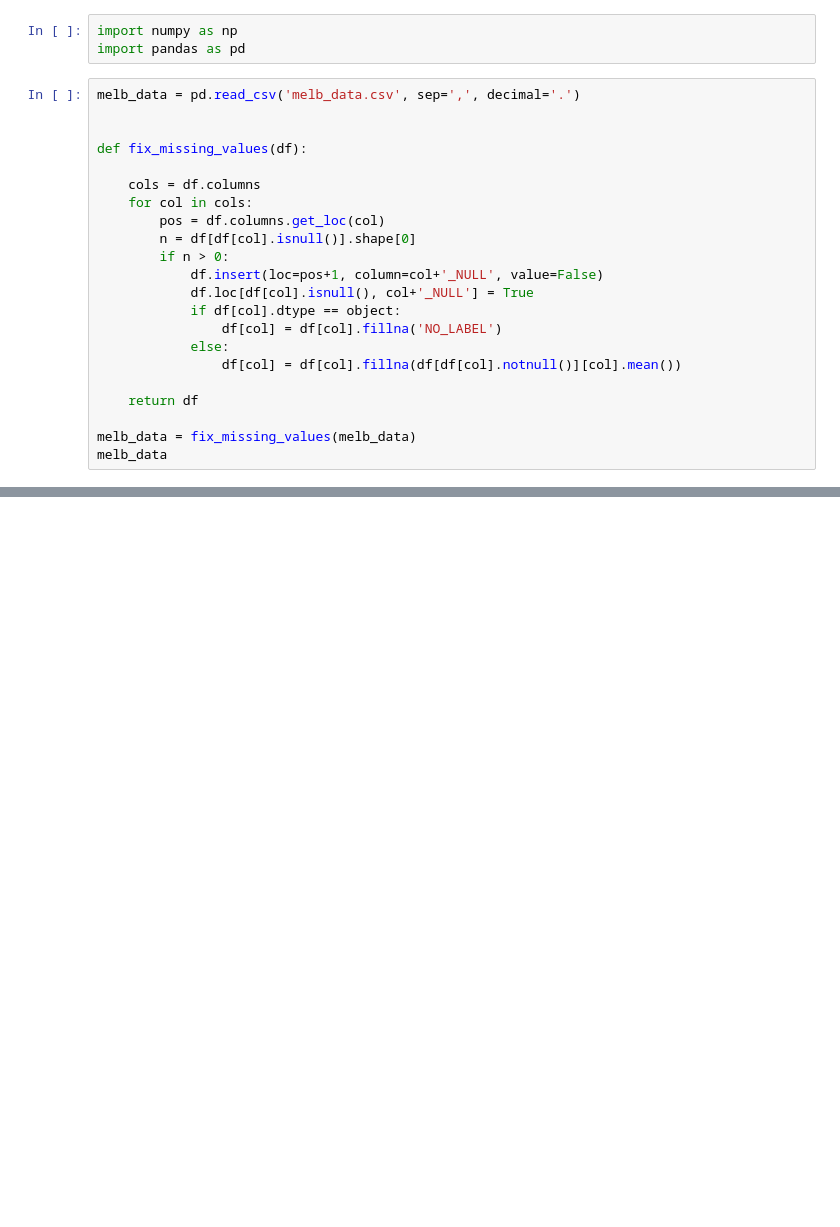
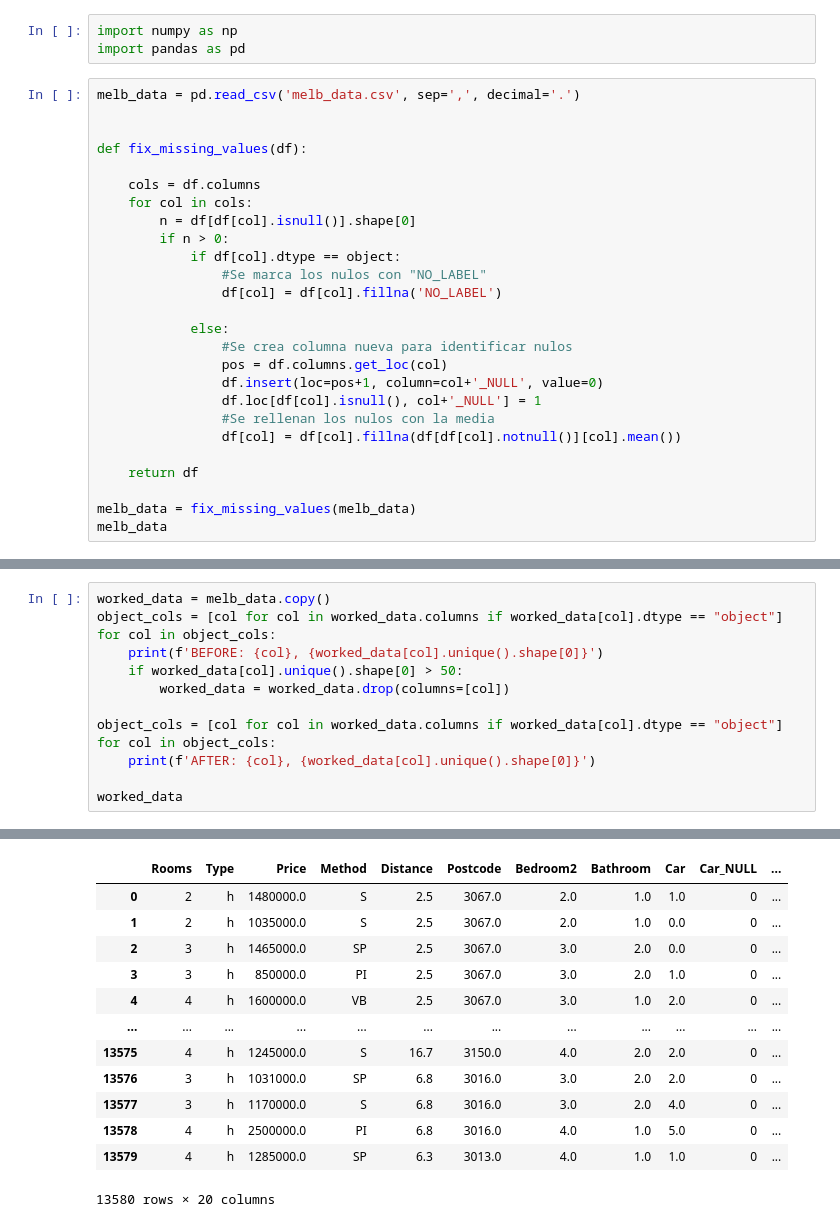
Before and after one commit to ptoledor/kaggle-learn, a Jupyter notebook: intro_to_machine_learning/melb.ipynb, the cells around one changed output, grey strips where cells are left out. Saved outputs shown, nothing was run; the diff lists cells and outputs as text; blank space fills up the shorter version.

```diff
--- a/intro_to_machine_learning/melb.ipynb
+++ b/intro_to_machine_learning/melb.ipynb
@@ -9,14 +9,18 @@ def fix_missing_values(df):
 
     cols = df.columns
     for col in cols:
-        pos = df.columns.get_loc(col)
         n = df[df[col].isnull()].shape[0]
         if n > 0:
-            df.insert(loc=pos+1, column=col+'_NULL', value=False)
-            df.loc[df[col].isnull(), col+'_NULL'] = True
             if df[col].dtype == object:
+                #Se marca los nulos con "NO_LABEL"
                 df[col] = df[col].fillna('NO_LABEL')
+
             else:
+                #Se crea columna nueva para identificar nulos
+                pos = df.columns.get_loc(col)
+                df.insert(loc=pos+1, column=col+'_NULL', value=0)
+                df.loc[df[col].isnull(), col+'_NULL'] = 1
+                #Se rellenan los nulos con la media
                 df[col] = df[col].fillna(df[df[col].notnull()][col].mean())
 
     return df
@@ -39,0 +44,14 @@ melb_data
+# %%
+worked_data = melb_data.copy()
+object_cols = [col for col in worked_data.columns if worked_data[col].dtype == "object"]
+for col in object_cols:
+    print(f'BEFORE: {col}, {worked_data[col].unique().shape[0]}')
+    if worked_data[col].unique().shape[0] > 50:
+        worked_data = worked_data.drop(columns=[col])
+
+object_cols = [col for col in worked_data.columns if worked_data[col].dtype == "object"]
+for col in object_cols:
+    print(f'AFTER: {col}, {worked_data[col].unique().shape[0]}')
+
+worked_data
+# %% [output]
@@ -39,0 +70,13 @@ melb_data
+|  | Rooms | Type | Price | Method | Distance | Postcode | Bedroom2 | Bathroom | Car | Car_NULL | ... |
+| 0 | 2 | h | 1480000.0 | S | 2.5 | 3067.0 | 2.0 | 1.0 | 1.0 | 0 | ... |
+| 1 | 2 | h | 1035000.0 | S | 2.5 | 3067.0 | 2.0 | 1.0 | 0.0 | 0 | ... |
+| 2 | 3 | h | 1465000.0 | SP | 2.5 | 3067.0 | 3.0 | 2.0 | 0.0 | 0 | ... |
+| 3 | 3 | h | 850000.0 | PI | 2.5 | 3067.0 | 3.0 | 2.0 | 1.0 | 0 | ... |
+| 4 | 4 | h | 1600000.0 | VB | 2.5 | 3067.0 | 3.0 | 1.0 | 2.0 | 0 | ... |
+| ... | ... | ... | ... | ... | ... | ... | ... | ... | ... | ... | ... |
+| 13575 | 4 | h | 1245000.0 | S | 16.7 | 3150.0 | 4.0 | 2.0 | 2.0 | 0 | ... |
+| 13576 | 3 | h | 1031000.0 | SP | 6.8 | 3016.0 | 3.0 | 2.0 | 2.0 | 0 | ... |
+| 13577 | 3 | h | 1170000.0 | S | 6.8 | 3016.0 | 3.0 | 2.0 | 4.0 | 0 | ... |
+| 13578 | 4 | h | 2500000.0 | PI | 6.8 | 3016.0 | 4.0 | 1.0 | 5.0 | 0 | ... |
+| 13579 | 4 | h | 1285000.0 | SP | 6.3 | 3013.0 | 4.0 | 1.0 | 1.0 | 0 | ... |
+13580 rows × 20 columns
```
Also changed, not shown: parts of 11 cells of this notebook.
